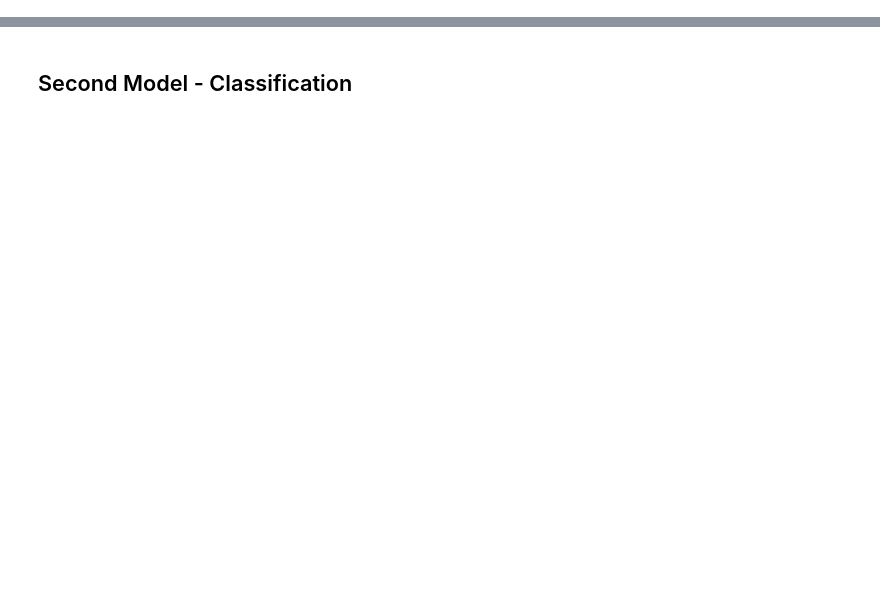
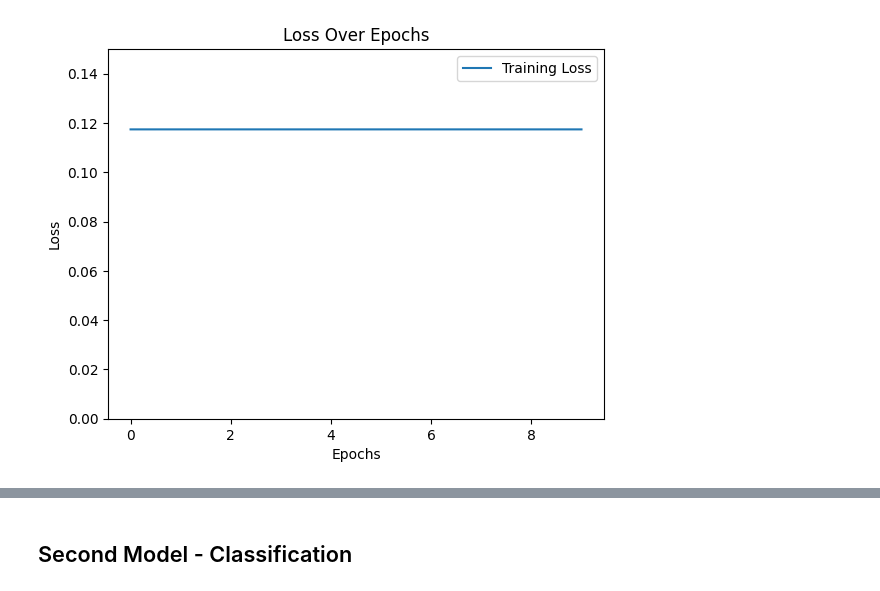
Before and after one commit to chenmo8/Predicting_Traffic_Accidents, a Jupyter notebook: Train_Model.ipynb, the cells around one changed output, grey strips where cells are left out. Cells and saved outputs as stored; diff of their text form; code cells hidden in the pictures; blank space fills up the shorter version.

Commit message:
Added New Model.

```diff
--- a/Train_Model.ipynb
+++ b/Train_Model.ipynb
@@ -15,19 +17,28 @@ from sklearn.model_selection import train_test_split
 # %%
+size='11x11'
 start = datetime.datetime.now()
-with open('processed_11x11/crashes_4d_24_hour.json', 'r') as f:
+with open('processed_'+size+'/crashes_4d_24_hour.json', 'r') as f:
     array_4d_list = json.load(f)
 
 # Convert the nested list back to a numpy array
 array_4d_24_hour = np.array(array_4d_list)
 
-with open('processed_11x11/crashes_4d_one_hour.json', 'r') as f:
+with open('processed_'+size+'/crashes_4d_one_hour.json', 'r') as f:
     array_4d_list = json.load(f)
 array_4d_1_hour = np.array(array_4d_list)
 
-with open('processed_11x11/11x11_traffic_1_hour.json', 'r') as f:
+with open('processed_'+size+'/'+size+'_traffic_1_hour.json', 'r') as f:
     traffic_1_hour_list = json.load(f)
 traffic_1_hour = np.array(traffic_1_hour_list)
 
+with open('processed_'+size+'/'+size+'_traffic_1_hour.json', 'r') as f:
+    traffic_1_hour_list = json.load(f)
+traffic_1_hour = np.array(traffic_1_hour_list)
+
+with open('1_hour_weather_data_1_hot.json', 'r') as f:
+    traffic_1_hour_list = json.load(f)
+weather_1_hour = np.array(traffic_1_hour_list)
+
 binary_output_1_hour = (array_4d_1_hour > 0).astype(int)
 print("Finished Loading in:", datetime.datetime.now()-start)
 # %% [output]
@@ -42 +46,4 @@ Finished Loading in: 0:00:34.628702
+# %%
+# Split into training and testing sets with 0.8-0.2
+Accident_train, Accident_test, Traffic_train, Traffic_test, Weather_train, Weather_test, Out_train, Out_test, Binary_Out_train, Binary_Out_test = train_test_split(array_4d_24_hour, traffic_1_hour, weather_1_hour, array_4d_1_hour, binary_output_1_hour, test_size=0.2, random_state=42)
 # %% [markdown]
@@ -94,0 +116,3 @@ Model: "sequential"
+# %%
+## Split into training and testing sets with 0.8-0.2
+history = model.fit([Accident_train, Traffic_train, Weather_train], Out_train, epochs=10, batch_size=32)
@@ -94,0 +140,16 @@ Model: "sequential"
+# %%
+# Extract training and validation losses
+train_loss = history.history['loss']
+#val_loss = history.history['val_loss']
+
+# Plot both
+plt.plot(train_loss, label='Training Loss')
+#plt.plot(val_loss, label='Validation Loss', linestyle='--')
+plt.ylim(0, 0.15)
+plt.xlabel('Epochs')
+plt.ylabel('Loss')
+plt.title('Loss Over Epochs')
+plt.legend()
+plt.show()
+# %% [output]
+[figure, added]
```
Also changed, not shown: parts of 16 cells of this notebook.
